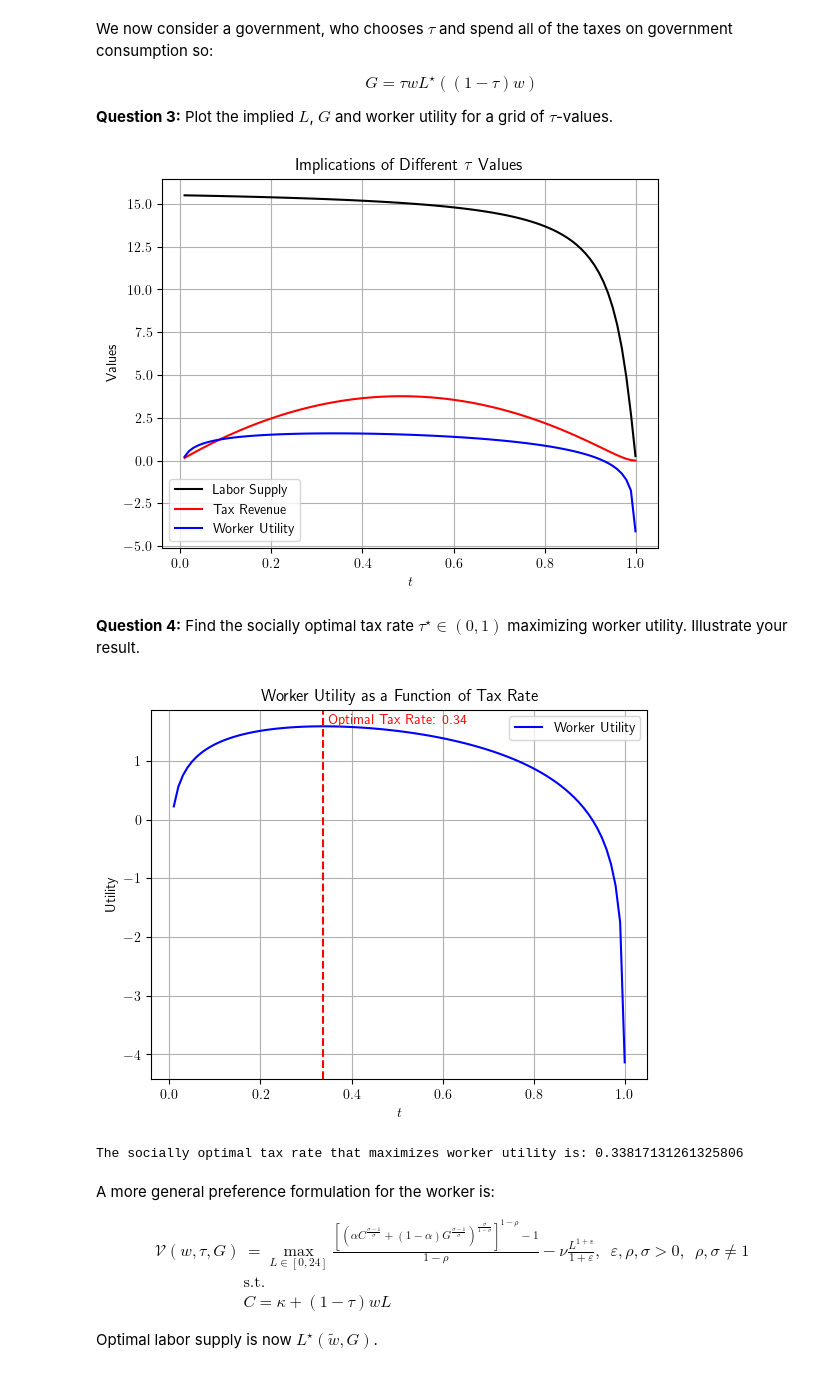
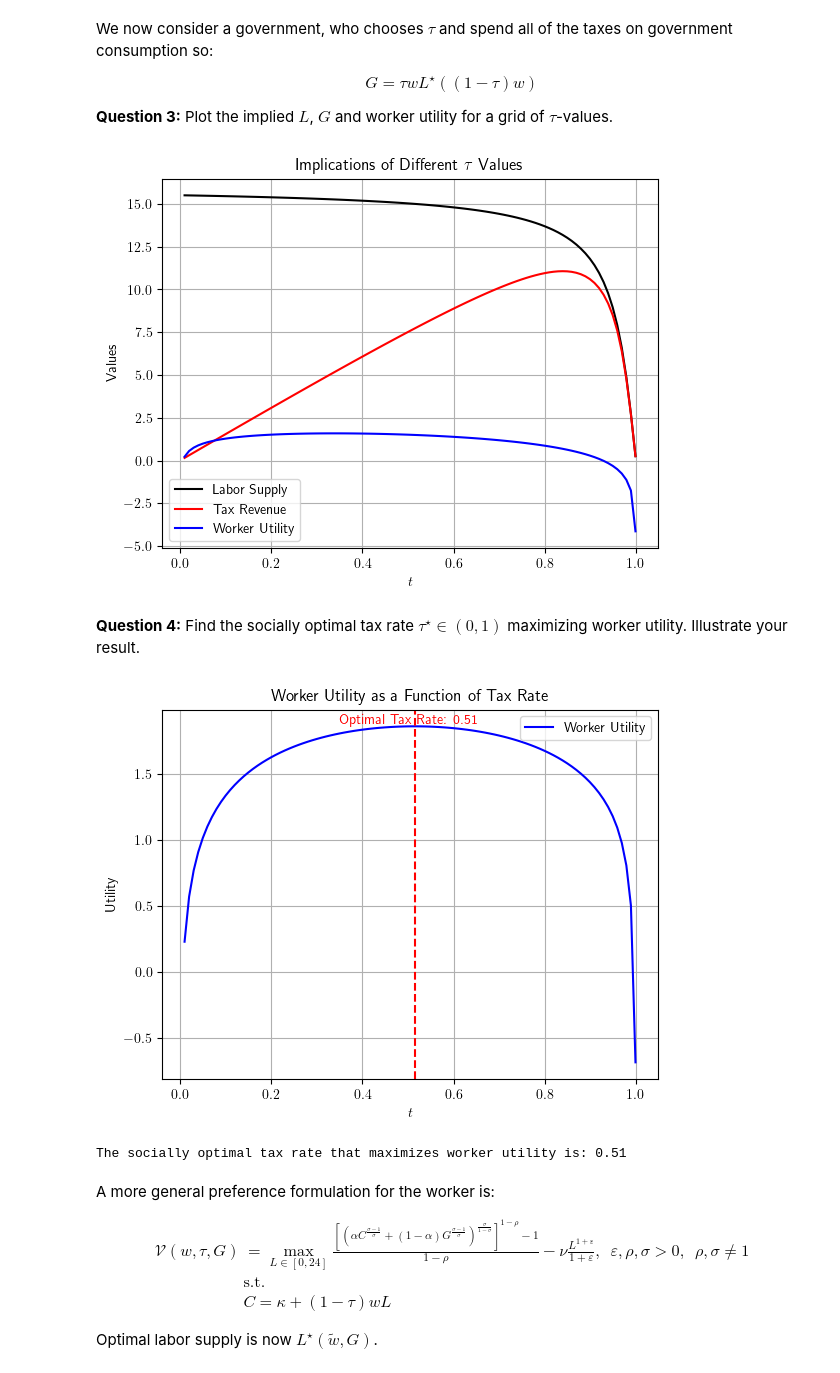
Before and after one commit to NumEconCopenhagen/projects-2023-julius-oskar, a Jupyter notebook: Exam/Exam-2023-notebook.ipynb, the cells around one changed output. Cells and saved outputs as stored; diff of their text form; code cells hidden in the pictures.

```diff
--- a/Exam/Exam-2023-notebook.ipynb
+++ b/Exam/Exam-2023-notebook.ipynb
@@ -152,9 +151,6 @@ $$
 
 **Question 3:** Plot the implied $L$, $G$ and worker utility for a grid of $\tau$-values.
 # %%
-import numpy as np
-import matplotlib.pyplot as plt
-
 # The optimal labor supply choice is given, and we define it as a function
 def optimal_labor_supply(w, k, a, v, t):
     opt = (1 - t) * w
@@ -179,9 +175,9 @@ k = 1
 a = 0.5
 v = 1 / (2 * 16**2)
 
-# Calculate optimal labor supply, government consumption, and worker utility for each t value
+# Calculate optimal labor supply, government consumption, and worker utility for each t value using list comprehensions
 optimal_labor = [optimal_labor_supply(w, k, a, v, t) for t in t_values]
-government_consumption = [t * w * optimal_labor_supply(w, k, a, v, t) * ((1 - t) * w) for t in t_values]
+government_consumption = [t * w * optimal_labor_supply(w, k, a, v, t)  for t in t_values]
 worker_utilities = [worker_utility(w, k, a, v, t) for t in t_values]
 
 # Plotting the results
@@ -195,14 +191,10 @@ plt.legend()
 plt.grid(True)
 plt.show()
 # %% [output]
-[figure, old version]
+[figure, new version]
 # %% [markdown]
 **Question 4:** Find the socially optimal tax rate $\tau^{\star}\in(0,1)$ maximizing worker utility. Illustrate your result.
 # %%
-import numpy as np
-import matplotlib.pyplot as plt
-from scipy.optimize import minimize_scalar
-
 # The optimal labor supply choice is given, and we define it as a function
 def optimal_labor_supply(w, k, a, v, t):
     opt = (1 - t) * w
@@ -214,7 +206,7 @@ def worker_utility(w, k, a, v, t):
     opt = (1 - t) * w
     L_opt = (-k + np.sqrt(k**2 + (4 * a / v) * opt**2)) / (2 * opt)
     c = k + (1-t)*w*L_opt
-    G = t*w*L_opt*((1-t)*w)
+    G = t*w*L_opt
     utility = np.log(c**a*G**(1-a)) - (v*L_opt**2)/2
     return utility
 
@@ -224,36 +216,36 @@ def objective(t, w, k, a, v):
 
 # Setting baseline parameter values
 w = 1
 k = 1
 a = 0.5
 v = 1 / (2 * 16**2)
 
 # Find the socially optimal tax rate that maximizes worker utility
 res = minimize_scalar(objective, args=(w, k, a, v), bounds=(0, 1), method='bounded')
 optimal_tax_rate = res.x
 optimal_worker_utility = -res.fun
 
 # Generate a plot to illustrate the results
 t_values = np.linspace(0.01, 0.999, 100)
 worker_utilities = [worker_utility(w, k, a, v, t) for t in t_values]
 
 plt.plot(t_values, worker_utilities, label='Worker Utility', color="blue")
 plt.axvline(x=optimal_tax_rate, color='red', linestyle='--')
 plt.xlabel(r'$t$')
 plt.ylabel('Utility')
 plt.title(r'Worker Utility as a Function of Tax Rate')
 plt.legend()
 plt.grid(True)
 
 # Add optimal tax rate as a legend
 plt.text(0.5, np.max(worker_utilities), f'Optimal Tax Rate: {optimal_tax_rate:.2f}', ha='center', va='bottom', color='red')
 
 plt.show()
 
-print("The socially optimal tax rate that maximizes worker utility is:", optimal_tax_rate)
+print(f'The socially optimal tax rate that maximizes worker utility is: {optimal_tax_rate:.2f}')
 # %% [output]
-[figure, old version]
+[figure, new version]
-The socially optimal tax rate that maximizes worker utility is: 0.33817131261325806
+The socially optimal tax rate that maximizes worker utility is: 0.51
 # %% [markdown]
 A more general preference formulation for the worker is:
 
```
Also changed, not shown: parts of 11 cells of this notebook.
